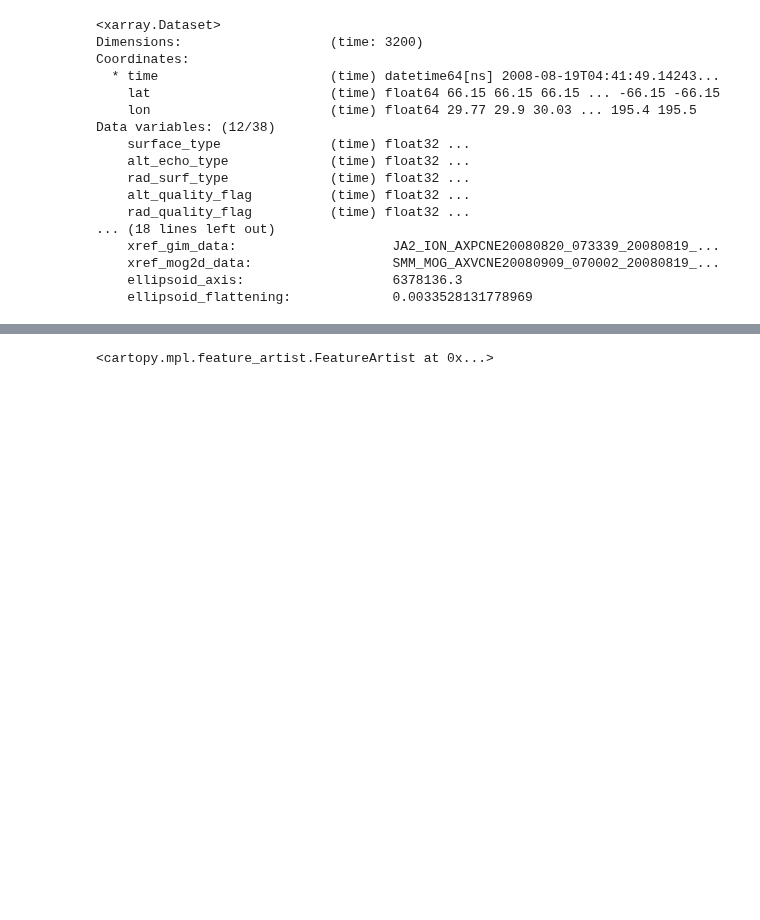
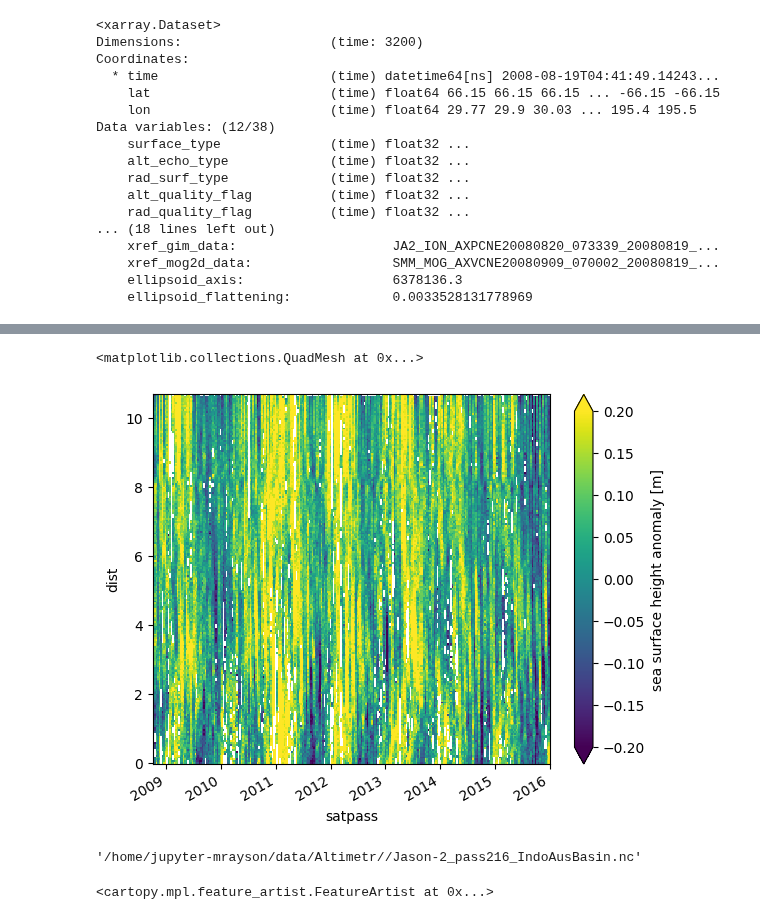
Before and after one commit to TIDE-ITRH/swot_adac_naust, a Jupyter notebook: NOTEBOOKS/play_w_jason_nadir.ipynb, the cells around one changed output, grey strips where cells are left out. Cells and saved outputs as stored; diff of their text form; code cells hidden in the pictures; blank space fills up the shorter version.

Commit message:
got jason code to clean data

```diff
--- a/NOTEBOOKS/play_w_jason_nadir.ipynb
+++ b/NOTEBOOKS/play_w_jason_nadir.ipynb
@@ -93,8 +113,10 @@ ncfiles
 # %%
+def calc_dist(x, x0, y, y0):
+    return np.abs( (x-x0) + 1j*(y-y0))
 
-def open_file(fname):
-    ds = xr.open_dataset(fname)
-    #ds = xda.expand_dims(satpass = [xda.time.mean().values])
+def open_file(fname, reader=parse_j1j2):
+    ds = reader(fname)
+    ds = ds.expand_dims(satpass = [ds.time.mean().values])
     selection = (
         (ds.lon > area[0]) &
         (ds.lon < area[2]) &
@@ -105,8 +127,32 @@ def open_file(fname):
 
     return ds_area
 
-ds_list = [open_file(ff) for ff in ncfiles]
-#ds_list[4]
+def interp_file(fname, base_grid, reader=parse_j1j2):
+    ds2 = open_file(fname, reader=reader)
+    x,y = ds2['lon'].values, ds2['lat'].values
+    if x.shape[0]<1:
+        return
+    my_grid = calc_dist(x, x[0],
+                         y, y[0], )
+
+    #ds2 = ds2.expand_dims(dist = my_grid)
+    #ds2 = ds2.swap_dims({"time":"dist"})
+    #print(ds2.time.shape, base_grid.shape)
+    ds2 = ds2.assign_coords(dist=("time", my_grid)).swap_dims({"time":"dist"})
+
+    ds_i = ds2.interp(dist=base_grid, method='linear')
+    #ds_i = ds_i.drop_dims(['dist'])
+    return ds_i
+
+basefile = '/home/jupyter-mrayson/data/Altimetr/Jason-1/cycle_010/JA1_GPR_2PeP010_216_20020422_202345_20020422_211956.nc'
+ds = open_file(basefile)
+x,y = ds['lon'].values, ds['lat'].values
+base_grid = calc_dist(x, x[0],
+                     y, y[0], )
+
+io = satellites[mysat]['io']
+ds_list = [interp_file(ff, base_grid, reader=io) for ff in ncfiles]
+# Remove None
+ds_list = [x for x in ds_list if x is not None]
+
 t1,t2 = satellites[mysat]['time']
-ds = xr.concat(ds_list, 'time').sel(time=slice(t1,t2))
-ds
@@ -130,0 +159,3 @@ Data variables: (12/27)
+# %%
+ds = xr.concat(ds_list, dim='satpass').sel(satpass=slice(t1,t2))
+ds
@@ -131,3 +180,15 @@ Data variables: (12/27)
+# %%
+ds['ssha'].T.plot(vmin=-0.2, vmax=0.2)
+# %% [output]
+<matplotlib.collections.QuadMesh at 0x...>
+[figure, added]
+# %%
+outdir = '/home/jupyter-mrayson/data/Altimetr/'
+outfile = f"{outdir}/{mysat}_pass{mypass}_{region}.nc"
+ds.to_netcdf(outfile)
+outfile
+# %% [output]
+'/home/jupyter-mrayson/data/Altimetr//Jason-2_pass216_IndoAusBasin.nc'
 # %%
 ax = plt.axes(projection=ccrs.PlateCarree())
 ax.plot(ds.lon, ds.lat,'.')
```
Also changed, not shown: parts of 7 cells of this notebook.
